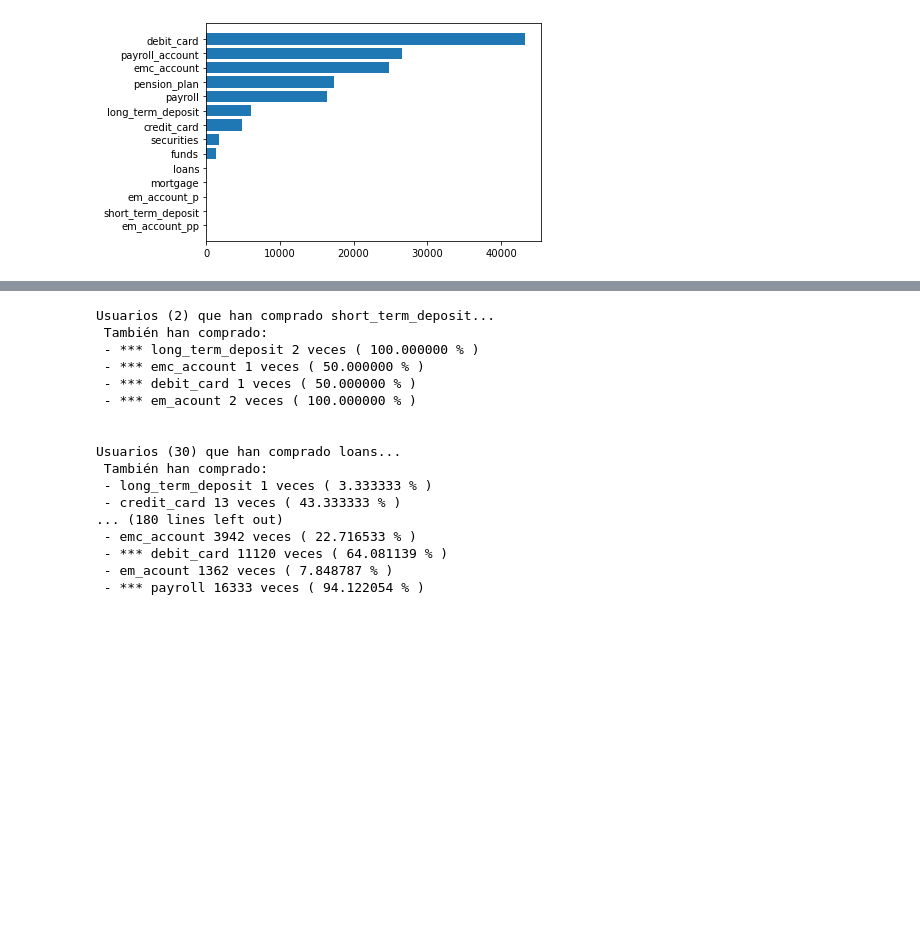
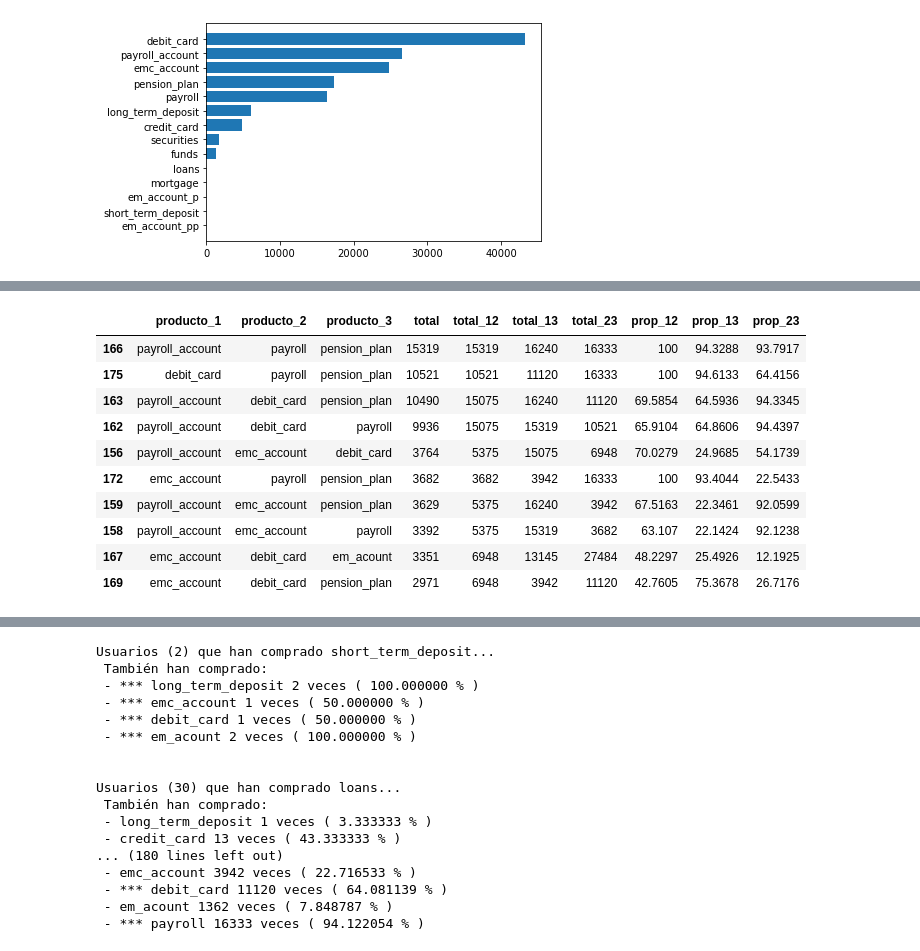
Before and after one commit to carlosperez1997/NDS_ProyectoFinal, a Jupyter notebook: eda_products.ipynb, the cells around one changed output, grey strips where cells are left out. Cells and saved outputs as stored; diff of their text form; code cells hidden in the pictures; blank space fills up the shorter version.

```diff
--- a/eda_products.ipynb
+++ b/eda_products.ipynb
@@ -204,0 +339,5 @@ En este apartado se pretence conocer que combinación de productos es la más re
+# %%
+two_pack['prop_1'] = two_pack['total'] / two_pack['total_1'] * 100
+two_pack['prop_2'] = two_pack['total'] / two_pack['total_2'] * 100
+
+display(two_pack.sort_values('total', ascending=False).head(10))
@@ -204,0 +356,4 @@ En este apartado se pretence conocer que combinación de productos es la más re
+# %%
+two_pack[ two_pack['prop_1'] > two_pack['prop_2'] ][['prop']] = two_pack[ two_pack['prop_1'] > two_pack['prop_2'] ][['prop_1']]
+two_pack[ two_pack['prop_1'] <= two_pack['prop_2'] ][['prop']] = two_pack[ two_pack['prop_1'] <= two_pack['prop_2'] ][['prop_2']]
+display(two_pack.sort_values('prop', ascending=False).head(20))
@@ -204,0 +422,18 @@ En este apartado se pretence conocer que combinación de productos es la más re
+# %%
+three_pack = pd.DataFrame(columns=['producto_1','producto_2','producto_3','total','total_12','total_13','total_23'])
+for x, y, z in comb_3:
+    col_x = boolean_cols[x]
+    col_y = boolean_cols[y]
+    col_z = boolean_cols[z]
+
+    df_xy = products_df.loc[ (products_df[ col_x ] == True) & (products_df[ col_y ] == True) ]
+    df_xz = products_df.loc[ (products_df[ col_x ] == True) & (products_df[ col_z ] == True) ]
+    df_yz = products_df.loc[ (products_df[ col_y ] == True) & (products_df[ col_z ] == True) ]
+
+    df = products_df.loc[ (products_df[col_x] == True) & (products_df[col_y] == True) & (products_df[col_z] == True) ]
+
+    if df.shape[0] != 0:
+        df_ = pd.DataFrame( {'producto_1':col_x, 'producto_2':col_y, 'producto_3':col_z, 'total':df.shape[0], 'total_12': df_xy.shape[0] , 'total_13': df_xz.shape[0], 'total_23': df_yz.shape[0] }, index=[0] )
+        three_pack = pd.concat( [three_pack, df_], ignore_index=True)
+
+display(three_pack.head(10))
@@ -204,0 +460,18 @@ En este apartado se pretence conocer que combinación de productos es la más re
+# %%
+three_pack['prop_12'] = three_pack['total'] / three_pack['total_12'] * 100
+three_pack['prop_13'] = three_pack['total'] / three_pack['total_13'] * 100
+three_pack['prop_23'] = three_pack['total'] / three_pack['total_23'] * 100
+
+display(three_pack.sort_values('total', ascending=False).head(10))
+# %% [output]
+|  | producto_1 | producto_2 | producto_3 | total | total_12 | total_13 | total_23 | prop_12 | prop_13 | prop_23 |
+| 166 | payroll_account | payroll | pension_plan | 15319 | 15319 | 16240 | 16333 | 100 | 94.3288 | 93.7917 |
+| 175 | debit_card | payroll | pension_plan | 10521 | 10521 | 11120 | 16333 | 100 | 94.6133 | 64.4156 |
+| 163 | payroll_account | debit_card | pension_plan | 10490 | 15075 | 16240 | 11120 | 69.5854 | 64.5936 | 94.3345 |
+| 162 | payroll_account | debit_card | payroll | 9936 | 15075 | 15319 | 10521 | 65.9104 | 64.8606 | 94.4397 |
+| 156 | payroll_account | emc_account | debit_card | 3764 | 5375 | 15075 | 6948 | 70.0279 | 24.9685 | 54.1739 |
+| 172 | emc_account | payroll | pension_plan | 3682 | 3682 | 3942 | 16333 | 100 | 93.4044 | 22.5433 |
+| 159 | payroll_account | emc_account | pension_plan | 3629 | 5375 | 16240 | 3942 | 67.5163 | 22.3461 | 92.0599 |
+| 158 | payroll_account | emc_account | payroll | 3392 | 5375 | 15319 | 3682 | 63.107 | 22.1424 | 92.1238 |
+| 167 | emc_account | debit_card | em_acount | 3351 | 6948 | 13145 | 27484 | 48.2297 | 25.4926 | 12.1925 |
+| 169 | emc_account | debit_card | pension_plan | 2971 | 6948 | 3942 | 11120 | 42.7605 | 75.3678 | 26.7176 |
```
Also changed, not shown: parts of 22 cells of this notebook.
